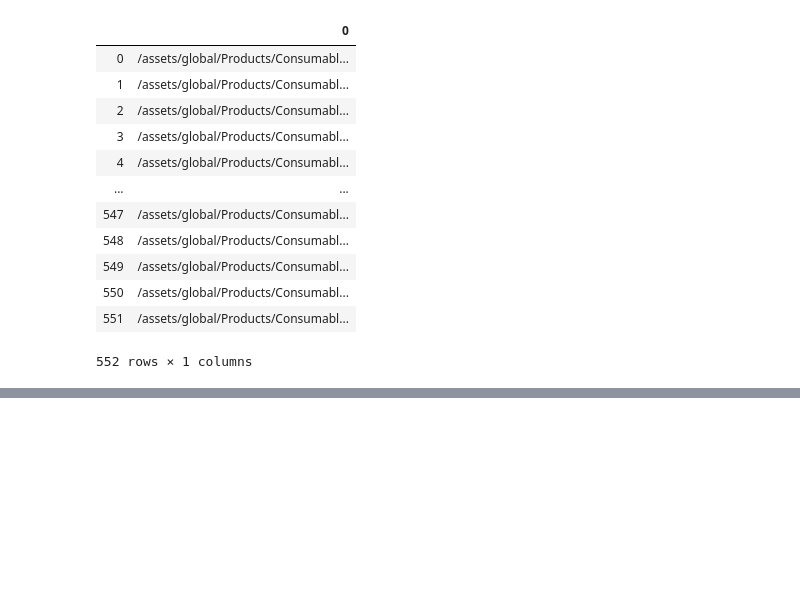
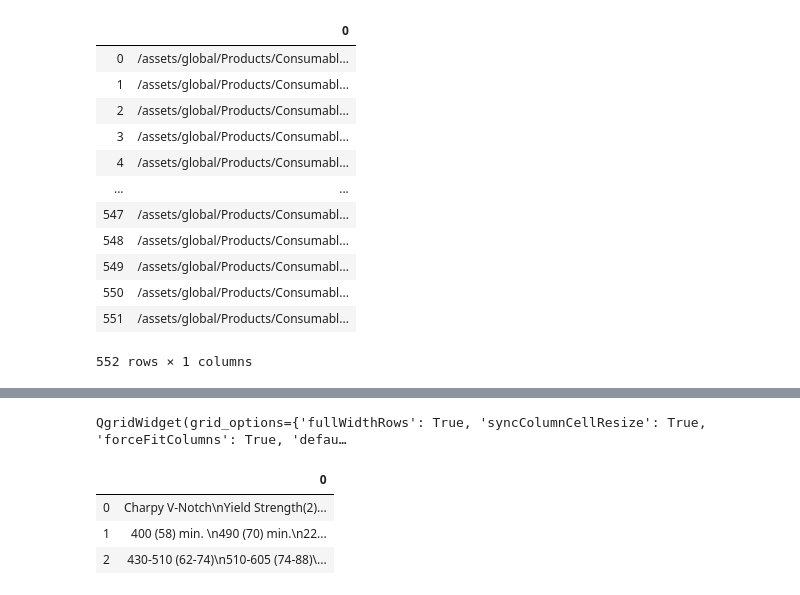
Before and after one commit to PrasannS/WeldingAnalysis, a Jupyter notebook: webscraper.ipynb, the cells around one changed output, grey strips where cells are left out. Drawn from its saved outputs; the diff is of its cells as text; code cells hidden in the pictures; blank space fills up the shorter version.

```diff
--- a/webscraper.ipynb
+++ b/webscraper.ipynb
@@ -762,0 +890,4 @@ extract_pdf_urls("http://www.lincolnelectric.com/en-us/Consumables/Pages/product
+# %%
+qgrid.show_grid(pdfs)
+# %% [output]
+QgridWidget(grid_options={'fullWidthRows': True, 'syncColumnCellResize': True, 'forceFitColumns': True, 'defau…
@@ -762,0 +910,10 @@ extract_pdf_urls("http://www.lincolnelectric.com/en-us/Consumables/Pages/product
+# %%
+import camelot
+
+tables  = camelot.read_pdf('test.pdf')
+tables[1].df
+# %% [output]
+|  | 0 |
+| 0 | Charpy V-Notch\nYield Strength(2)... |
+| 1 | 400 (58) min. \n490 (70) min.\n22... |
+| 2 | 430-510 (62-74)\n510-605 (74-88)\... |
```
Also changed, not shown: parts of 10 cells of this notebook.
